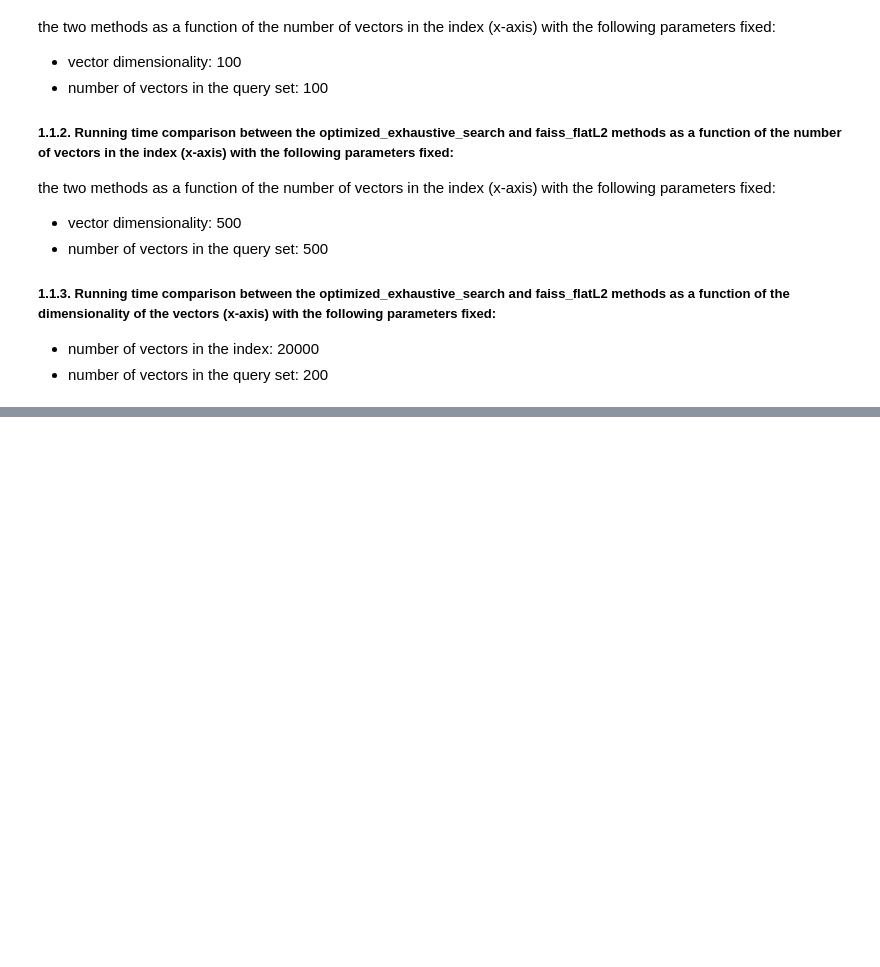
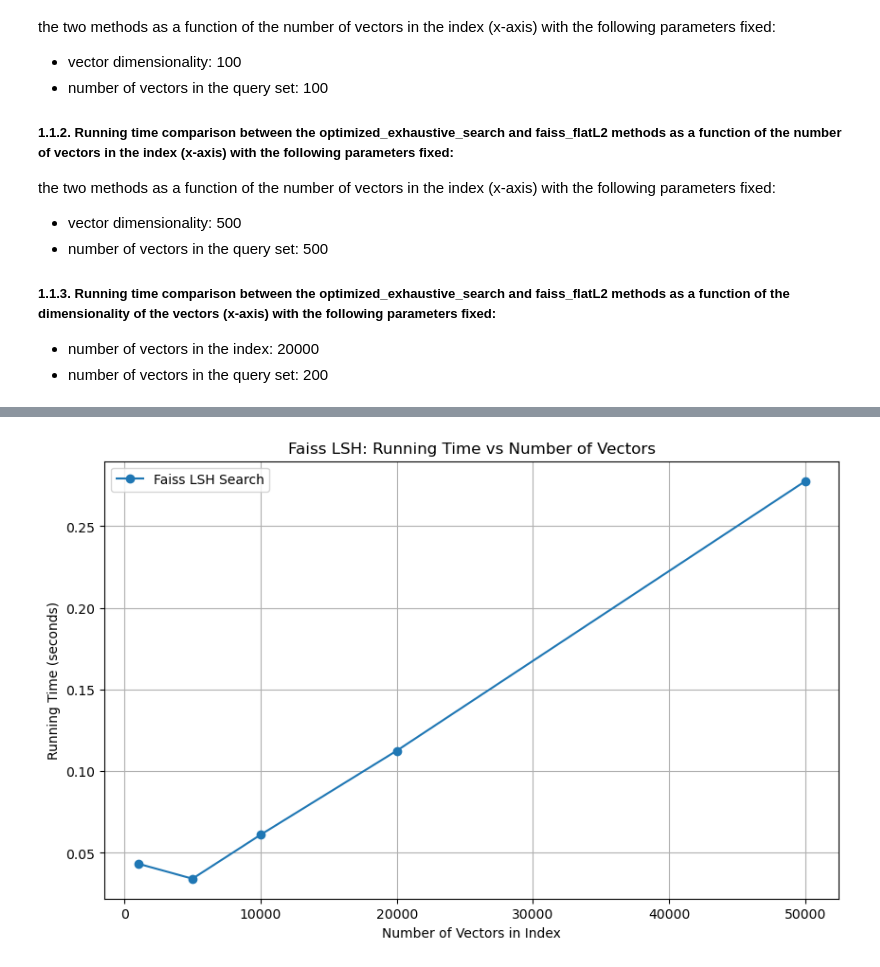
Before and after one commit to zakcory/data-eng-lab, a Jupyter notebook: HW1/Part 1.ipynb, the cells around one changed output, grey strips where cells are left out. Saved outputs shown, nothing was run; the diff lists cells and outputs as text; code cells hidden in the pictures; blank space fills up the shorter version.

```diff
--- a/HW1/Part 1.ipynb
+++ b/HW1/Part 1.ipynb
@@ -194,4 +277,33 @@ Make sure that when you submit the notebook, the plots are generated (namely the
 # %%
 #TODO: Write your code for 1.2.1 here
+
+dims = 100
+n_queries = 1000
+index_sizes = [1000, 5000, 10000, 20000, 50000]
+nbits = 500
+k = 1
+
+lsh_times = []
+
+queries = generate_vectors(n_queries, dims, seed=42).astype(np.float32)
+
+for n in index_sizes:
+    database = generate_vectors(n, dims, seed=42).astype(np.float32)
+
+    index = build_faiss_lsh_index(database, dims, nbits)
+    start = time()
+    faiss_search(queries, index, k)
+    lsh_times.append(time() - start)
+
+plt.figure(figsize=(10, 6))
+plt.plot(index_sizes, lsh_times, marker='o', label='Faiss LSH Search')
+plt.xlabel("Number of Vectors in Index")
+plt.ylabel("Running Time (seconds)")
+plt.title("Faiss LSH: Running Time vs Number of Vectors")
+plt.legend()
+plt.grid(True)
+plt.show()
+# %% [output]
+[figure, added]
 # %%
 #TODO: Write your code for 1.2.2 here
```
Also changed, not shown: parts of 11 cells of this notebook.
